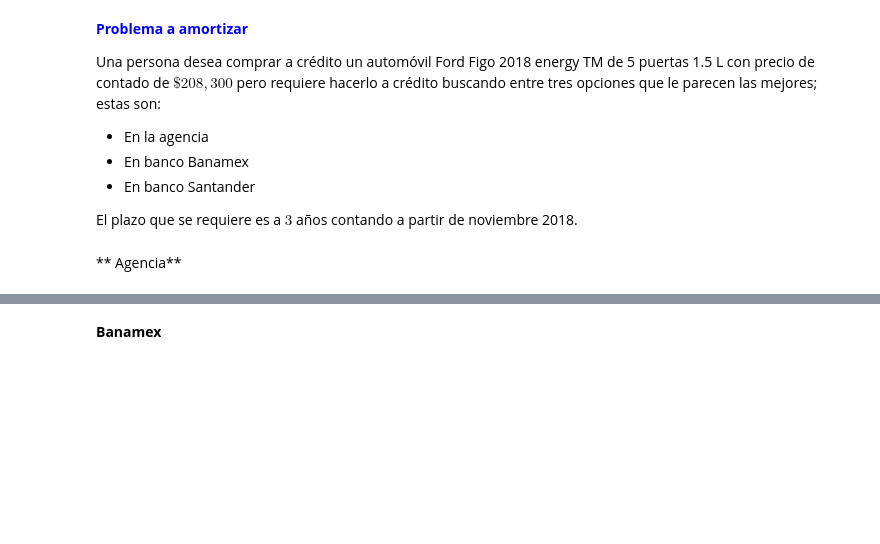
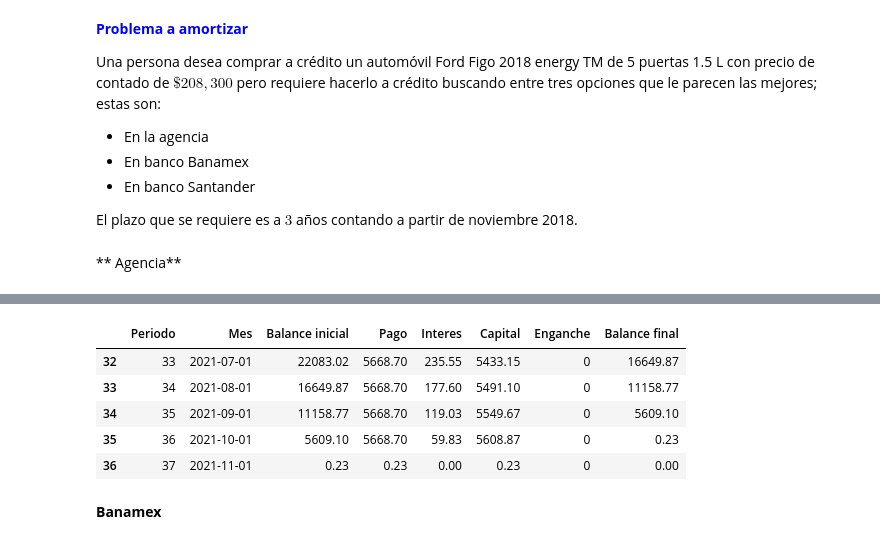
Before and after one commit to labv98/Proyecto-2, a Jupyter notebook: ProyectoModulo2_FrancoJE_FigueroaAR_BarraganVL.ipynb, the cells around one changed output, grey strips where cells are left out. Saved outputs shown, nothing was run; the diff lists cells and outputs as text; code cells hidden in the pictures; blank space fills up the shorter version.

```diff
--- a/ProyectoModulo2_FrancoJE_FigueroaAR_BarraganVL.ipynb
+++ b/ProyectoModulo2_FrancoJE_FigueroaAR_BarraganVL.ipynb
@@ -30,3 +88,12 @@ El plazo que se requiere es a $3$ años contando a partir de noviembre 2018.
+# %%
+df.tail()
+# %% [output]
+|  | Periodo | Mes | Balance inicial | Pago | Interes | Capital | Enganche | Balance final |
+| 32 | 33 | 2021-07-01 | 22083.02 | 5668.70 | 235.55 | 5433.15 | 0 | 16649.87 |
+| 33 | 34 | 2021-08-01 | 16649.87 | 5668.70 | 177.60 | 5491.10 | 0 | 11158.77 |
+| 34 | 35 | 2021-09-01 | 11158.77 | 5668.70 | 119.03 | 5549.67 | 0 | 5609.10 |
+| 35 | 36 | 2021-10-01 | 5609.10 | 5668.70 | 59.83 | 5608.87 | 0 | 0.23 |
+| 36 | 37 | 2021-11-01 | 0.23 | 0.23 | 0.00 | 0.23 | 0 | 0.00 |
 # %% [markdown]
 **Banamex**
 # %% [markdown]
```
Also changed, not shown: parts of 7 cells of this notebook.
